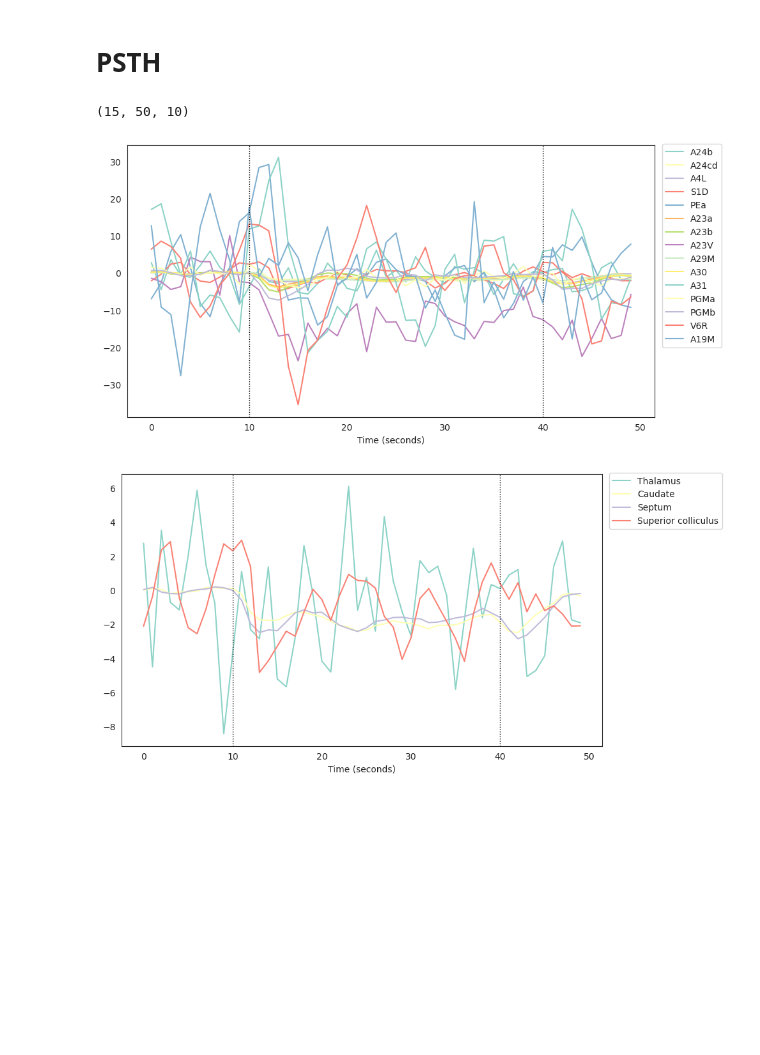
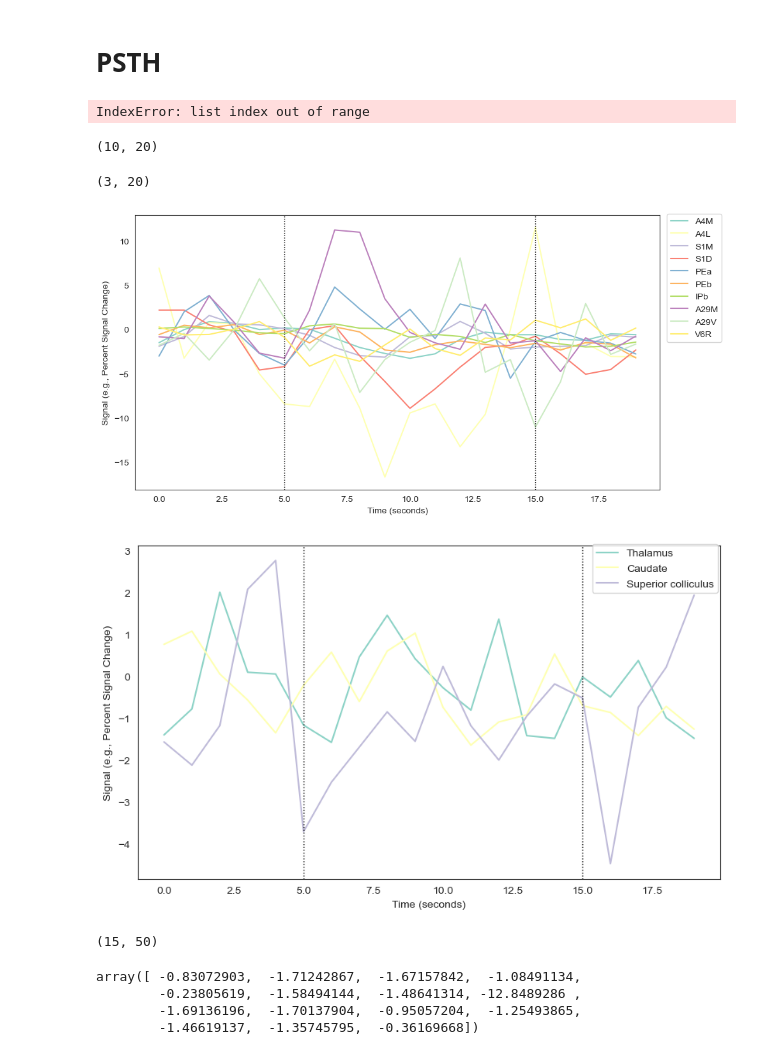
Before and after one commit to yibeichan/fUSi-workflow, a Jupyter notebook: code/092324_updates.ipynb, the cells around one changed output. Cells and saved outputs as stored; diff of their text form; code cells hidden in the pictures; blank space fills up the shorter version.

```diff
--- a/code/092324_updates.ipynb
+++ b/code/092324_updates.ipynb
@@ -146,6 +127,9 @@ plt.show()
 # %%
-raw_ts_file = os.path.join(task_dir, '0618_livemarmoset_plane1.5.nii')
-transformed_ts_file = os.path.join(task_dir,'grouper_livemarmoset_0618_ts_transformed.npy')
+# raw_ts_file = os.path.join(task_dir, '0618_livemarmoset_plane1.5.nii')
+# transformed_ts_file = os.path.join(task_dir,'grouper_livemarmoset_0618_ts_transformed.npy')
+
+raw_ts_file = os.path.join(task_dir, 'Grouper_audiocue_060324_2D.nii')
+transformed_ts_file = os.path.join(task_dir,'grouper_audiocue_060324_8-5_ts_transformed.npy')
 
 raw_ts = nib.load(raw_ts_file).get_fdata()
 transformed_ts = np.load(transformed_ts_file)
@@ -277,6 +265,6 @@ Resampled shape: (2, 200, 135, 1800)
 # %%
-cortical_atlas_data = np.max(cortical_atlas[79:81, 80:132, 72:118], axis=0)
-subcortical_atlas_data = np.max(subcortical_atlas[79:81, 80:132, 72:118], axis=0)
+cortical_atlas_data = np.max(cortical_atlas[87:89, 80:132, 72:118], axis=0)
+subcortical_atlas_data = np.max(subcortical_atlas[87:89, 80:132, 72:118], axis=0)
 brain_data = np.max(resampled_raw[:, 80:132, 72:118, :], axis=0)
 brain_data_cleaned = np.max(resampled_cleaned[:, 80:132, 72:118, :], axis=0)
 
@@ -295,14 +282,19 @@ np.unique(subcortical_atlas_data), np.unique(cortical_atlas_data)
 cortical_atlas_labels = {
     "14": "A24b",
     "15": "A24cd",
+    "27": "A4M",
     "28": "A4L",
+    "29": "S1M",
     "30": "S1D",
     "67": "PEa",
+    "68": "PEb",
+    "76": "IPb",
     "79": "A23a",
     "80": "A23b",
     "81": "A23V",
     "82": "A29M",
     "83": "A30",
+    "84": "A29V",
     "85": "A31",
     "86": "PGMa",
     "87": "PGMb",
@@ -396,23 +398,32 @@ def compute_psth(trial_data, baseline_length=10):
         normalized_data[:, :, trial] = (trial_data[:, :, trial] - baseline) / safe_baseline
 
     return normalized_data
+# %%
+event_df[event_df['trial_type'] =='5']['onset'].astype(int).tolist()[:-2][6]
+# %% [output]
+IndexError: list index out of range
 # %%
-event_sec = [300, 450, 600, 750, 900, 1050, 1200, 1350, 1500, 1650]
-event_duration = 30
+# event_sec = [300, 450, 600, 750, 900, 1050, 1200, 1350, 1500, 1650]
+event_sec = event_df[event_df['trial_type'] =='5']['onset'].astype(int).tolist()[:-4]
+event_duration = 10
 cortical_ts_cleaned_array = np.array(list(cortical_ts_cleaned.values()))
-cortical_trial_data = extract_trial_data(cortical_ts_cleaned_array, event_sec)
+cortical_trial_data = extract_trial_data(cortical_ts_cleaned_array, event_sec, 5, 15)
 subcortical_ts_cleaned_array = np.array(list(subcortical_ts_cleaned.values()))
-subcortical_trial_data = extract_trial_data(subcortical_ts_cleaned_array, event_sec)
+subcortical_trial_data = extract_trial_data(subcortical_ts_cleaned_array, event_sec, 5, 15)
 
-cortical_psth = compute_psth(cortical_trial_data, 10)
-subcortical_psth = compute_psth(subcortical_trial_data, 10)
+cortical_psth = compute_psth(cortical_trial_data, 5)
+subcortical_psth = compute_psth(subcortical_trial_data, 5)
 
 mean_cortical_psth = np.mean(cortical_psth, axis=-1)
 mean_subcortical_psth = np.mean(subcortical_psth, axis=-1)
 # %%
-cortical_psth.shape
+mean_cortical_psth.shape
 # %% [output]
-(15, 50, 10)
+(10, 20)
+# %%
+mean_subcortical_psth.shape
+# %% [output]
+(3, 20)
 # %%
 plt.figure(figsize=(10, 5))
 
@@ -421,12 +432,12 @@ for region, data in zip(cortical_ts_cleaned.keys(), mean_cortical_psth):
     plt.plot(data, label=cortical_atlas_labels[region])
 
 # # Add vertical lines for each event
-plt.axvline(x=10, color='black', linestyle='dotted', linewidth=1)
-plt.axvline(x=10+30, color='black', linestyle='dotted', linewidth=1)
+plt.axvline(x=5, color='black', linestyle='dotted', linewidth=1)
+plt.axvline(x=5+10, color='black', linestyle='dotted', linewidth=1)
 
 # Customize plot
 plt.xlabel("Time (seconds)")
-# plt.ylabel("Signal (e.g., Percent Signal Change)")
+plt.ylabel("Signal (e.g., Percent Signal Change)")
 # plt.legend(loc='upper right')
 # plt.title("Selected Cortical Regions Over Time with Event Markers")
 # plt.grid(True)
@@ -434,32 +445,36 @@ plt.legend(bbox_to_anchor=(1.005, 1.02))
 
 # Show plot
 plt.tight_layout()
-# plt.savefig(os.path.join(figure_dir, 'selected_region_psth.svg'), dpi=300)
+plt.savefig(os.path.join(figure_dir, '092324', 'grouper_audiocue_cortical_region_psth.svg'), dpi=300)
 plt.show()
 # %% [output]
-[figure, old version]
+[figure, new version]
 # %%
 plt.figure(figsize=(10, 5))
 
 # Plot each key's time series in a different color
-for region, data in zip(subcortical_ts_cleaned.keys(), mean_cortical_psth):
+for region, data in zip(subcortical_ts_cleaned.keys(), mean_subcortical_psth):
     plt.plot(data, label=subcortical_atlas_labels[region])
 
 # # Add vertical lines for each event
-plt.axvline(x=10, color='black', linestyle='dotted', linewidth=1)
-plt.axvline(x=10+30, color='black', linestyle='dotted', linewidth=1)
+plt.axvline(x=5, color='black', linestyle='dotted', linewidth=1)
+plt.axvline(x=5+10, color='black', linestyle='dotted', linewidth=1)
 
 # Customize plot
 plt.xlabel("Time (seconds)")
-# plt.ylabel("Signal (e.g., Percent Signal Change)")
+plt.ylabel("Signal (e.g., Percent Signal Change)")
 # plt.legend(loc='upper right')
 # plt.title("Selected Cortical Regions Over Time with Event Markers")
 # plt.grid(True)
 plt.legend(bbox_to_anchor=(1.005, 1.02))
 
 # Show plot
 plt.tight_layout()
-# plt.savefig(os.path.join(figure_dir, 'selected_region_psth.svg'), dpi=300)
+plt.savefig(os.path.join(figure_dir, '092324', 'grouper_audiocue_subcortical_psth.svg'), dpi=300)
 plt.show()
 # %% [output]
-[figure, old version]
+[figure, new version]
+# %%
+mean_cortical_psth.shape
+# %% [output]
+(15, 50)
@@ -465,0 +494,7 @@ plt.show()
+# %%
+np.mean(mean_cortical_psth[:, 10:40], axis=-1)
+# %% [output]
+array([ -0.83072903,  -1.71242867,  -1.67157842,  -1.08491134,
+        -0.23805619,  -1.58494144,  -1.48641314, -12.8489286 ,
+        -1.69136196,  -1.70137904,  -0.95057204,  -1.25493865,
+        -1.46619137,  -1.35745795,  -0.36169668])
```
Also changed, not shown: parts of 33 cells of this notebook.
